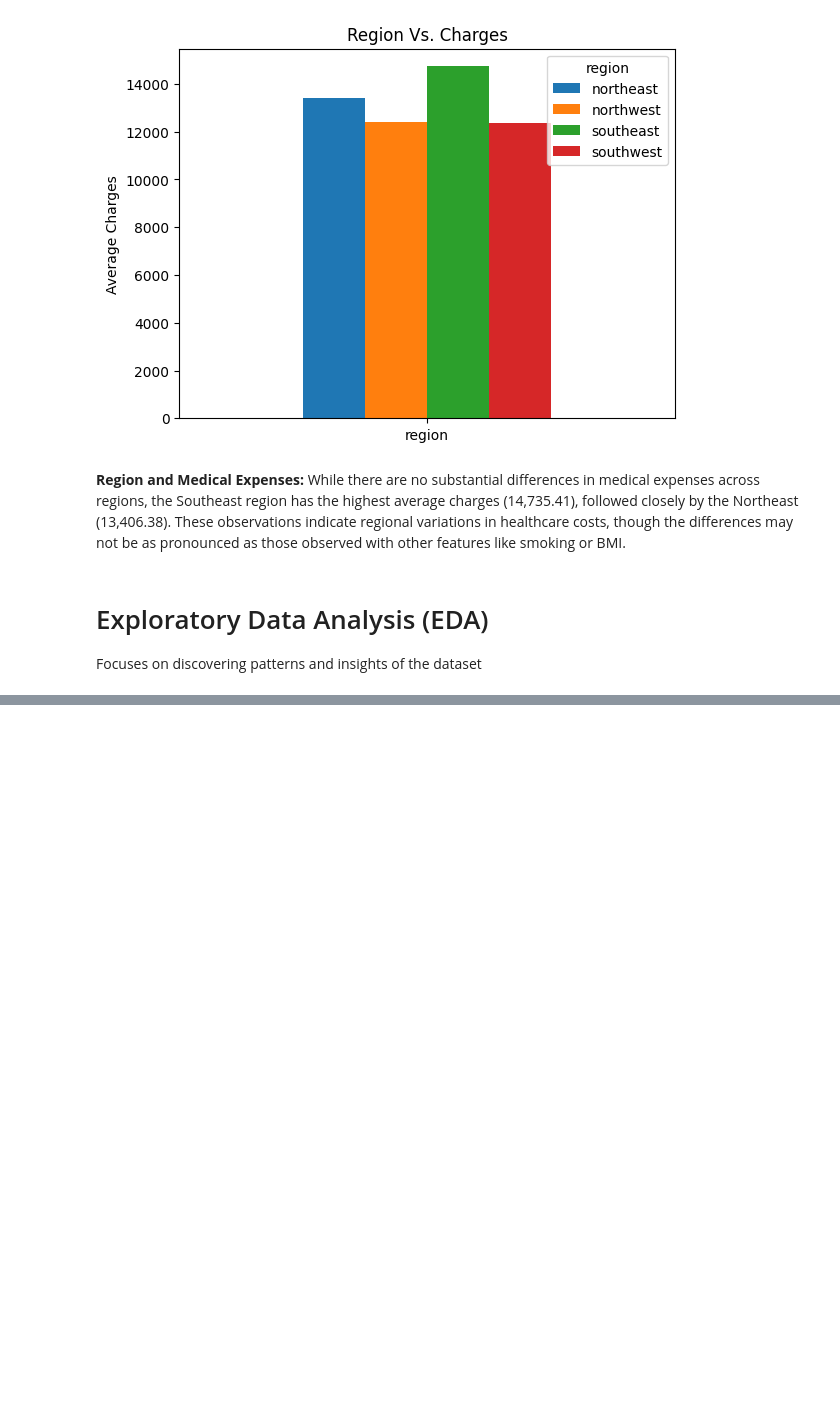
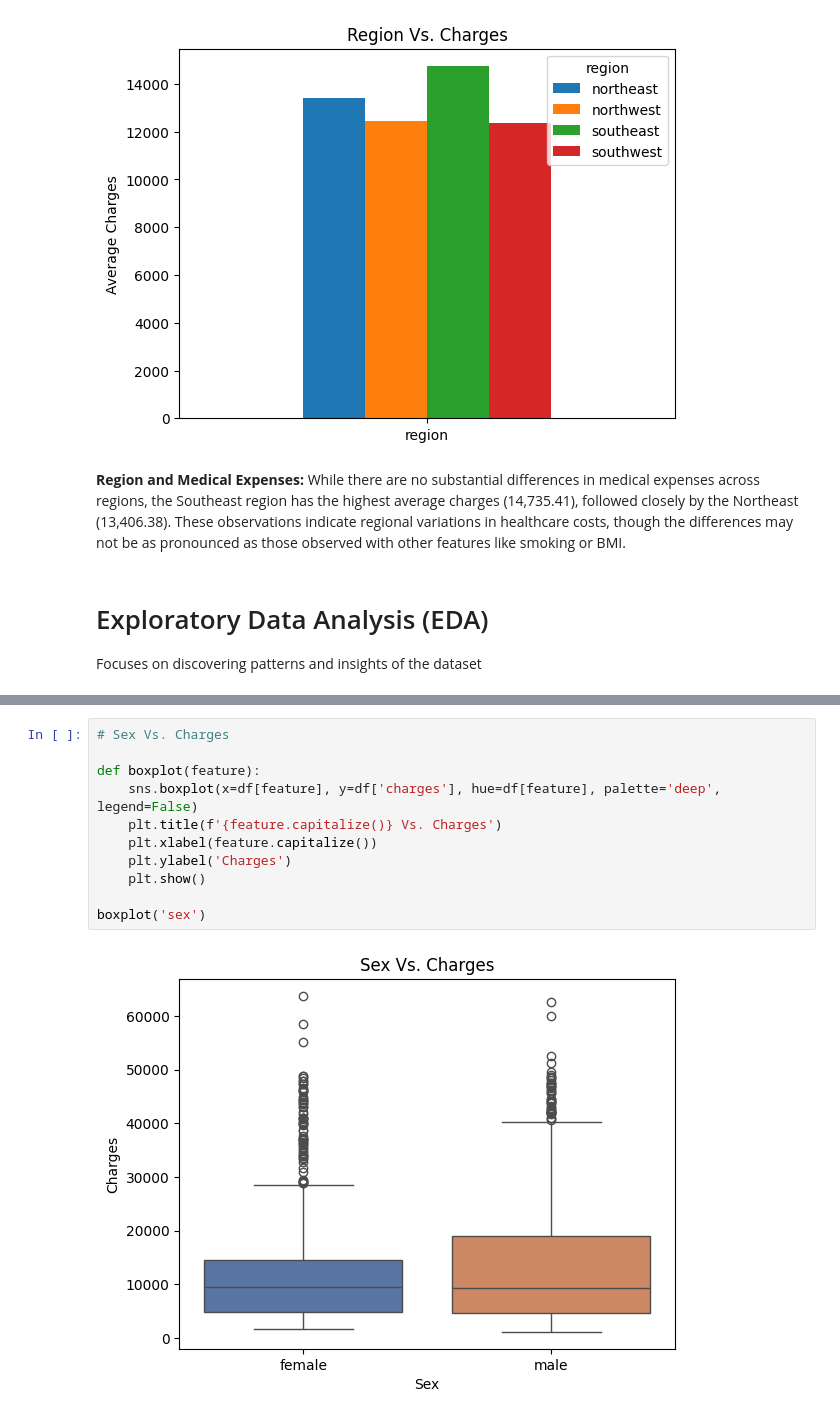
Before and after one commit to LinaSeongyeonSon/Medical-Insurance-Cost-Prediction, a Jupyter notebook: Medical_Insurance_Cost_Prediction.ipynb, the cells around one changed output, grey strips where cells are left out. Drawn from its saved outputs; the diff is of its cells as text; blank space fills up the shorter version.

```diff
--- a/Medical_Insurance_Cost_Prediction.ipynb
+++ b/Medical_Insurance_Cost_Prediction.ipynb
@@ -388,0 +418,13 @@ Focuses on discovering patterns and insights of the dataset
+# %%
+# Sex Vs. Charges
+
+def boxplot(feature):
+    sns.boxplot(x=df[feature], y=df['charges'], hue=df[feature], palette='deep', legend=False)
+    plt.title(f'{feature.capitalize()} Vs. Charges')
+    plt.xlabel(feature.capitalize())
+    plt.ylabel('Charges')
+    plt.show()
+
+boxplot('sex')
+# %% [output]
+[figure, added]
```
Also changed, not shown: parts of 26 cells of this notebook.
